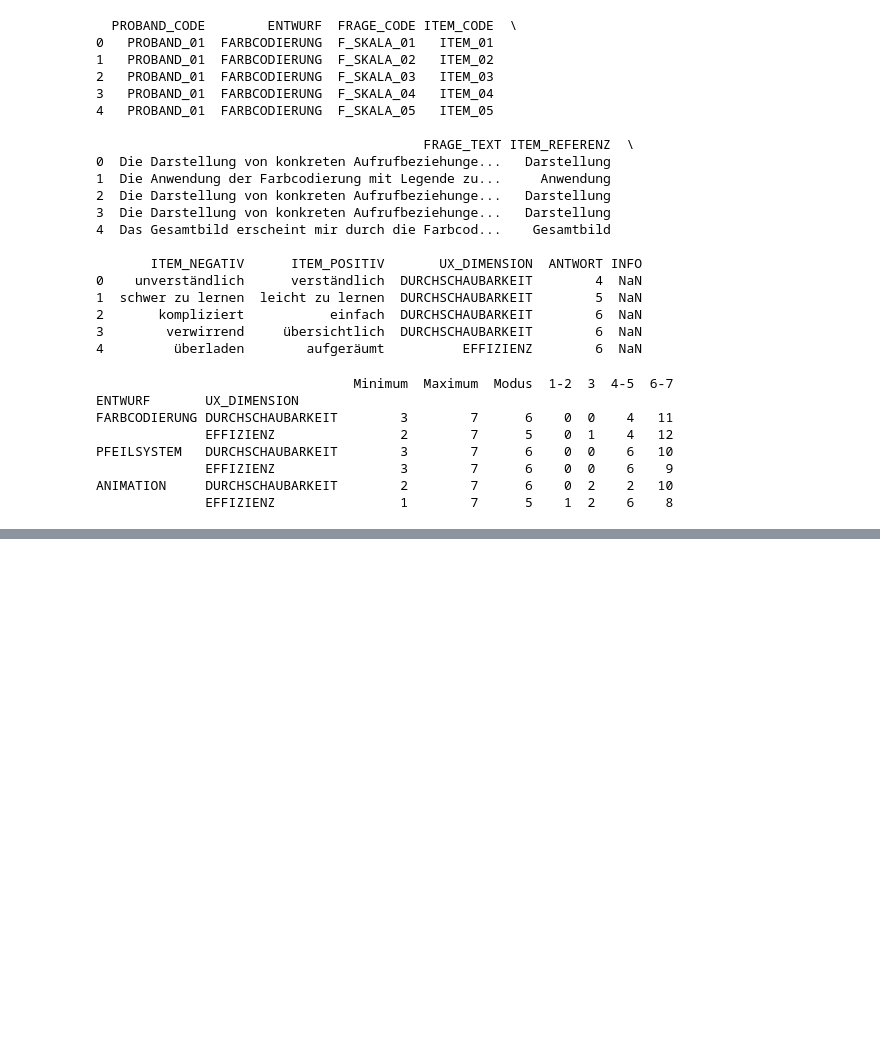
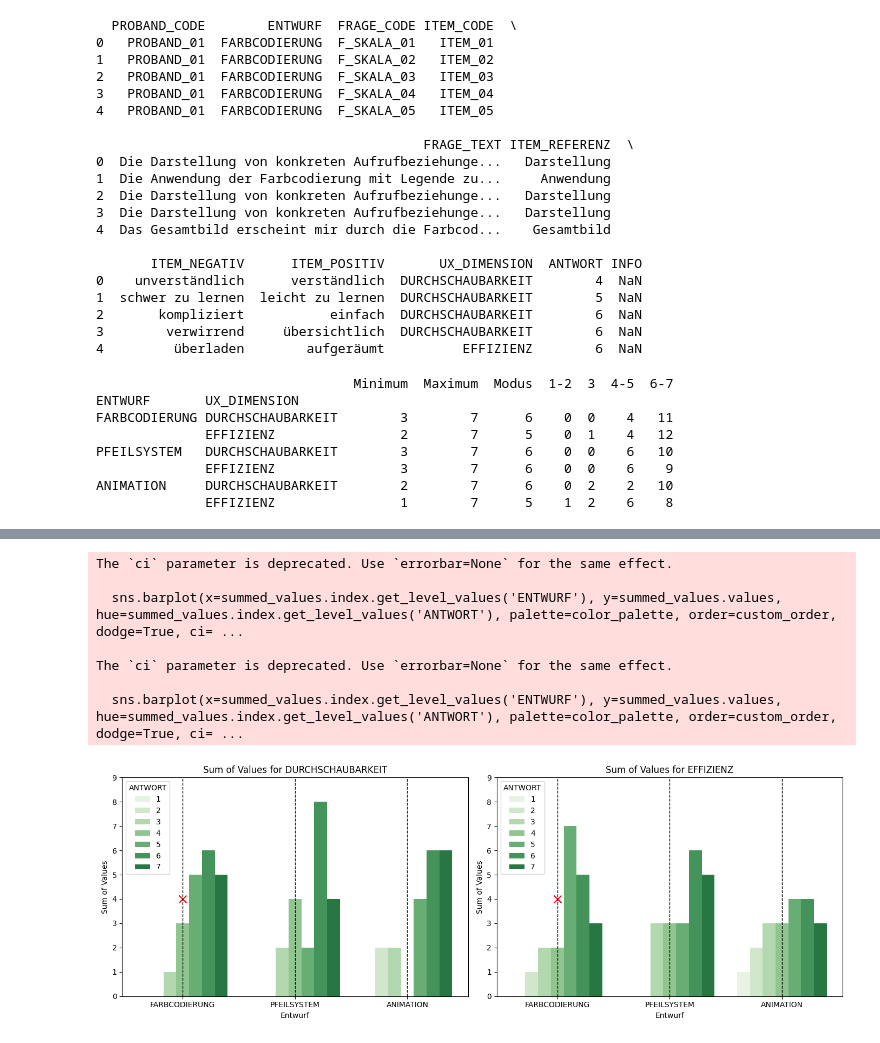
Before and after one commit to dangelic/masterthesis_descriptive_stats, a Jupyter notebook: deskriptive_statistik.ipynb, the cells around one changed output, grey strips where cells are left out. Saved outputs shown, nothing was run; the diff lists cells and outputs as text; code cells hidden in the pictures; blank space fills up the shorter version.

```diff
--- a/deskriptive_statistik.ipynb
+++ b/deskriptive_statistik.ipynb
@@ -156,0 +166,74 @@ SyntaxError: expected ':' (3520231222.py, line 1)
+# %%
+import pandas as pd
+import seaborn as sns
+import matplotlib.pyplot as plt
+
+def plot_summed_values_per_dimension_vertical_sorted_with_legend_and_lines(df):
+    # Group by 'UX_DIMENSION', 'ENTWURF', and 'ANTWORT'
+    grouped_data = df.groupby(['UX_DIMENSION', 'ENTWURF', 'ANTWORT'])
+
+    # Define dimensions to plot separately
+    dimensions_to_plot = df['UX_DIMENSION'].unique()
+
+    # Set the size of the chart
+    plt.figure(figsize=(14, 5))
+
+    # Define the custom order for the models
+    custom_order = ['FARBCODIERUNG', 'PFEILSYSTEM', 'ANIMATION']
+
+    # Iterate through each dimension
+    for i, dimension in enumerate(dimensions_to_plot, start=1):
+        plt.subplot(1, len(dimensions_to_plot), i)
+
+        # Extract data for the current dimension
+        try:
+            dimension_data = df[df['UX_DIMENSION'] == dimension]
+        except KeyError:
+            continue  # Skip if the combination does not exist in the data
+
+        # Calculate the sum of values for each model
+        summed_values = dimension_data.groupby(['ENTWURF', 'ANTWORT']).size().unstack(fill_value=0).stack()
+
+        # Add a dummy entry for value 1 in each group
+        for model in custom_order:
+            if (model, 1) not in summed_values.index:
+                summed_values.loc[model, 1] = 0
+
+        # Plot vertical bars with custom order and adjusted width
+        color_palette = sns.color_palette("Greens", n_colors=len(summed_values.unique()))
+        sns.barplot(x=summed_values.index.get_level_values('ENTWURF'), y=summed_values.values, hue=summed_values.index.get_level_values('ANTWORT'), palette=color_palette, order=custom_order, dodge=True, ci=None)
+
+        # Add vertical lines in the middle (at 4)
+        plt.axvline(x=0, color='black', linestyle='--', linewidth=1)
+        plt.axvline(x=1, color='black', linestyle='--', linewidth=1)
+        plt.axvline(x=2, color='black', linestyle='--', linewidth=1)
+
+        # Add a cross at the specified position (0, 4)
+        plt.scatter(0, 4, marker='x', color='red', s=100)
+
+        # Set labels and legend
+        plt.title(f'Sum of Values for {dimension}')
+        plt.xlabel('Entwurf')
+        plt.ylabel('Sum of Values')
+        plt.legend(title='ANTWORT', loc='upper left')
+
+        # Set y-axis limits to always go up to 10
+        plt.ylim(0, 9)
+
+    # Adjust layout
+    plt.tight_layout()
+
+    # Show the plot
+    plt.show()
+
+# Example usage with your DataFrame
+plot_summed_values_per_dimension_vertical_sorted_with_legend_and_lines(df_iteration_1)
+# %% [output]
+The `ci` parameter is deprecated. Use `errorbar=None` for the same effect.
+
+  sns.barplot(x=summed_values.index.get_level_values('ENTWURF'), y=summed_values.values, hue=summed_values.index.get_level_values('ANTWORT'), palette=color_palette, order=custom_order, dodge=True, ci= ...
+
+The `ci` parameter is deprecated. Use `errorbar=None` for the same effect.
+
+  sns.barplot(x=summed_values.index.get_level_values('ENTWURF'), y=summed_values.values, hue=summed_values.index.get_level_values('ANTWORT'), palette=color_palette, order=custom_order, dodge=True, ci= ...
+[figure, added]
```
Also changed, not shown: parts of 2 cells of this notebook.
